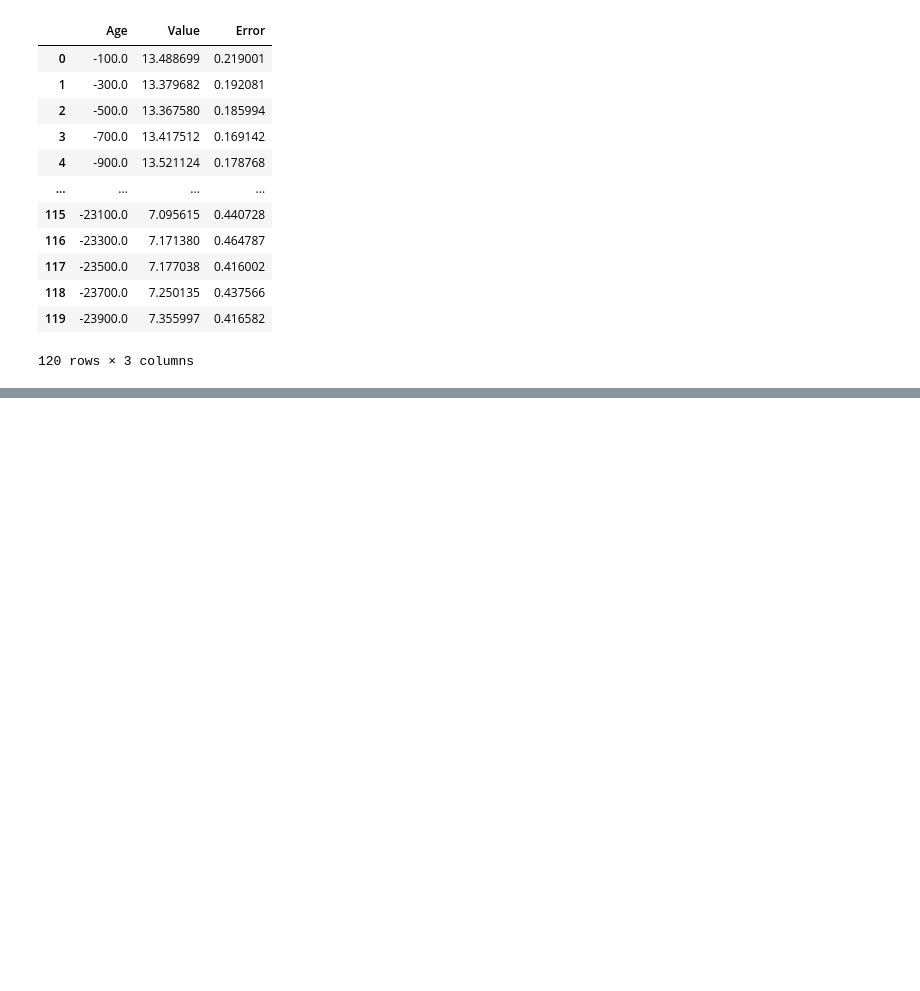
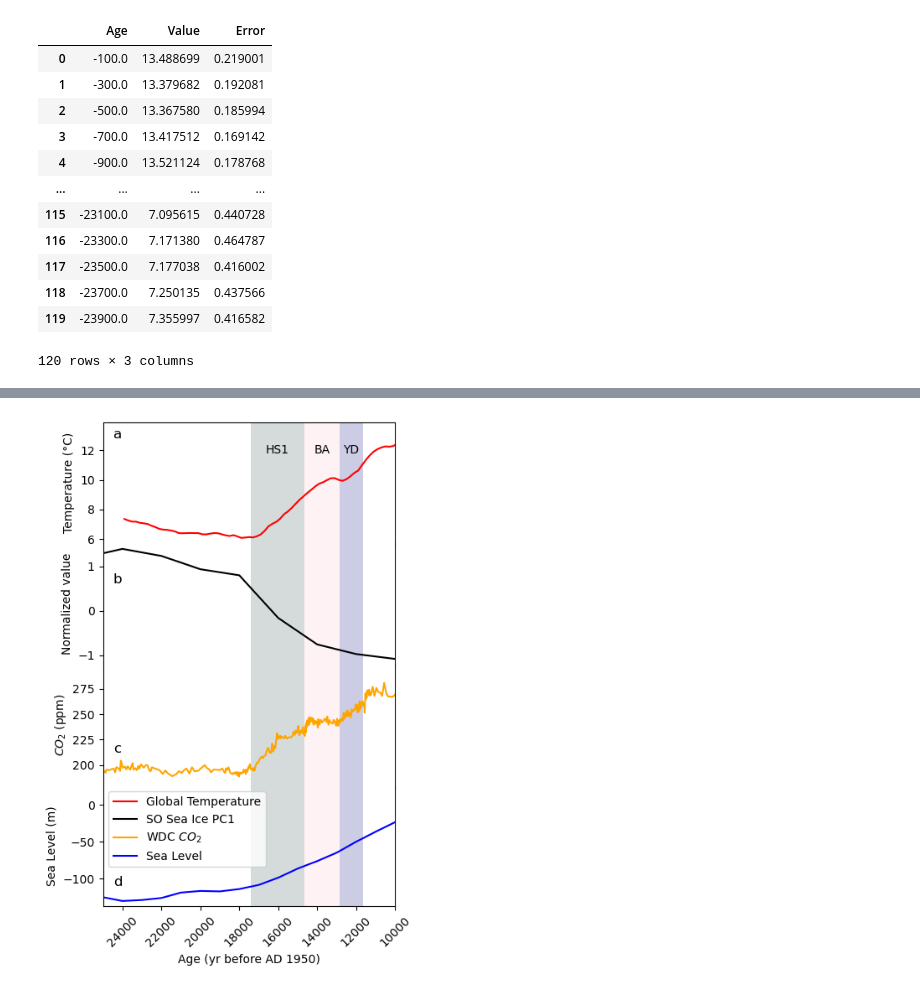
Before and after one commit to Peisong-Zheng/PastClimatePlots, a Jupyter notebook: Code_for_Plots.ipynb, the cells around one changed output, grey strips where cells are left out. Cells and saved outputs as stored; diff of their text form; code cells hidden in the pictures; blank space fills up the shorter version.

```diff
--- a/Code_for_Plots.ipynb
+++ b/Code_for_Plots.ipynb
@@ -336,0 +521,85 @@ show(layout)
+# %%
+import matplotlib.pyplot as plt
+
+# Set up the figure and subplots
+fig, axes = plt.subplots(4, 1, figsize=(4.5, 7.5), sharex=True, dpi=100)
+
+# Plot global temperature reconstruction in the first subplot
+axes[0].plot(df_lgmr['Age']*-1, df_lgmr['Value'], label='Global Temperature Reconstruction', color='red')
+axes[0].set_ylabel('Temperature (°C)')
+# axes[0].legend(loc='upper left')
+
+
+
+# read in Chadwick et al-2022_Stacks_PCA_pc.csv
+df_SO_seaice_pc1 = pd.read_csv('Chadwick et al-2022_Stacks_PCA_pc.csv')
+# plot
+axes[1].plot(df_SO_seaice_pc1['Age (ka)']*1000, df_SO_seaice_pc1['PC 1'], label='SO Sea Ice PC1', color='k')
+# axes[1].text(0.5, 0.5, 'Data to be plotted', horizontalalignment='center', verticalalignment='center', fontsize=12, color='gray', transform=axes[1].transAxes)
+axes[1].set_ylabel('Normalized value')
+
+# Plot WDC CO2 in the third subplot
+axes[2].plot(df_wdc_co2['Age']*-1, df_wdc_co2['Value'], label='WDC CO2', color='orange')
+axes[2].set_ylabel('$CO_2$ (ppm)')
+# axes[2].legend(loc='upper left')
+axes[2].set_ylim(180, 299)  # Example limits, adjust based on your data
+
+# Plot sea level in the fourth subplot
+axes[3].plot(0,0, label='Global Temperature', color='red')
+axes[3].plot(0,0, label='SO Sea Ice PC1', color='k')
+axes[3].plot(0,0, label='WDC $CO_2$', color='orange')
+axes[3].plot(df_sealevel['Age']*-1, df_sealevel['Value'], label='Sea Level', color='blue')
+
+
+axes[3].set_ylabel('Sea Level (m)')
+axes[3].legend(loc='upper left')
+# axes[3].set_ylim(-130, 20)
+
+# Set x-axis limits and label
+axes[3].set_xlim(25000, 10000)
+# rotate x-axis labels
+plt.xticks(rotation=45)
+axes[3].set_xlabel('Age (yr before AD 1950)')
+
+# from the first the the penultimate subplot, set the bottom spine invisible
+for ax in axes[:-1]:
+    ax.spines['bottom'].set_visible(False)
+
+# from the second to the last subplot, set the top spine invisible
+for ax in axes[1:]:
+    ax.spines['top'].set_visible(False)
+
+
+# Periods for the vertical grey bars
+HS1 = np.array([17480, 14692]) - 50  # convert to b1950
+BA = np.array([14692, 12896]) - 50
+YD = np.array([12896, 11703]) - 50
+
+
+# Function to add grey bars to the subplots
+def add_grey_bars(ax):
+
+    ax.axvspan(HS1[1], HS1[0], color='darkslategray', alpha=0.2, lw=0,zorder=-1)
+    ax.axvspan(BA[1], BA[0], color='pink', alpha=0.2, lw=0,zorder=-1)
+    ax.axvspan(YD[1], YD[0], color='navy', alpha=0.2, lw=0,zorder=-1)
+
+# Add grey bars to all subplots
+for ax in axes:
+    add_grey_bars(ax)
+
+# add text HS1, BA, YD for each grey bar
+axes[0].text(0.5*(HS1[0]+HS1[1]), 12, 'HS1', horizontalalignment='center', verticalalignment='center', fontsize=10, color='k')
+axes[0].text(0.5*(BA[0]+BA[1]), 12, 'BA', horizontalalignment='center', verticalalignment='center', fontsize=10, color='k')
+axes[0].text(0.5*(YD[0]+YD[1]), 12, 'YD', horizontalalignment='center', verticalalignment='center', fontsize=10, color='k')
+
+# add a, b, c, d for each subplot
+axes[0].text(0.05, 0.9, 'a', horizontalalignment='center', verticalalignment='center', fontsize=12, color='k', transform=axes[0].transAxes)
+axes[1].text(0.05, 0.7, 'b', horizontalalignment='center', verticalalignment='center', fontsize=12, color='k', transform=axes[1].transAxes)
+axes[2].text(0.05, 0.3, 'c', horizontalalignment='center', verticalalignment='center', fontsize=12, color='k', transform=axes[2].transAxes)
+axes[3].text(0.05, 0.2, 'd', horizontalalignment='center', verticalalignment='center', fontsize=12, color='k', transform=axes[3].transAxes)
+
+# Layout adjustments
+plt.subplots_adjust(hspace=0)  # Adjust vertical spacing to prevent overlap
+plt.show()
+# %% [output]
+[figure, added]
```
Also changed, not shown: parts of 4 cells of this notebook, 2 other files.
